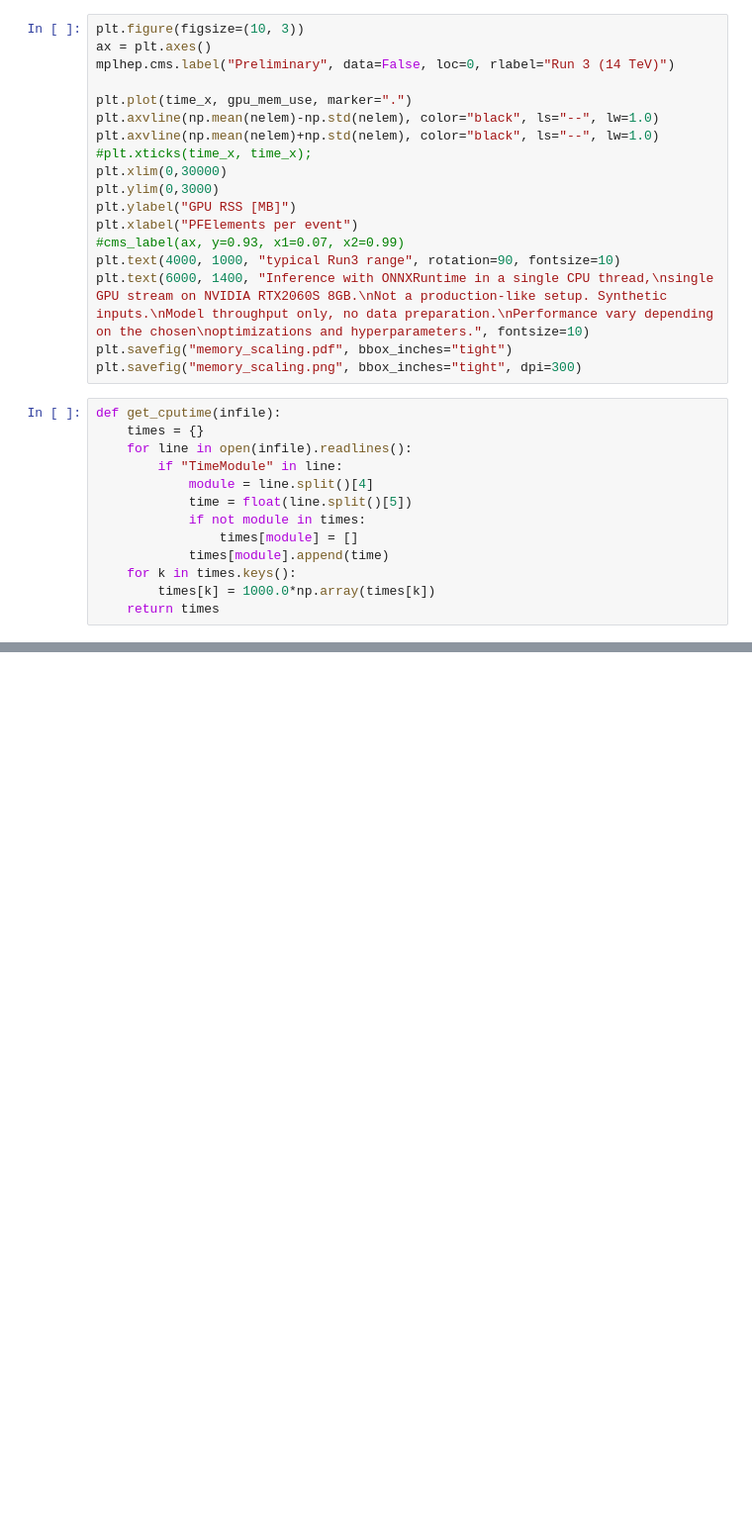
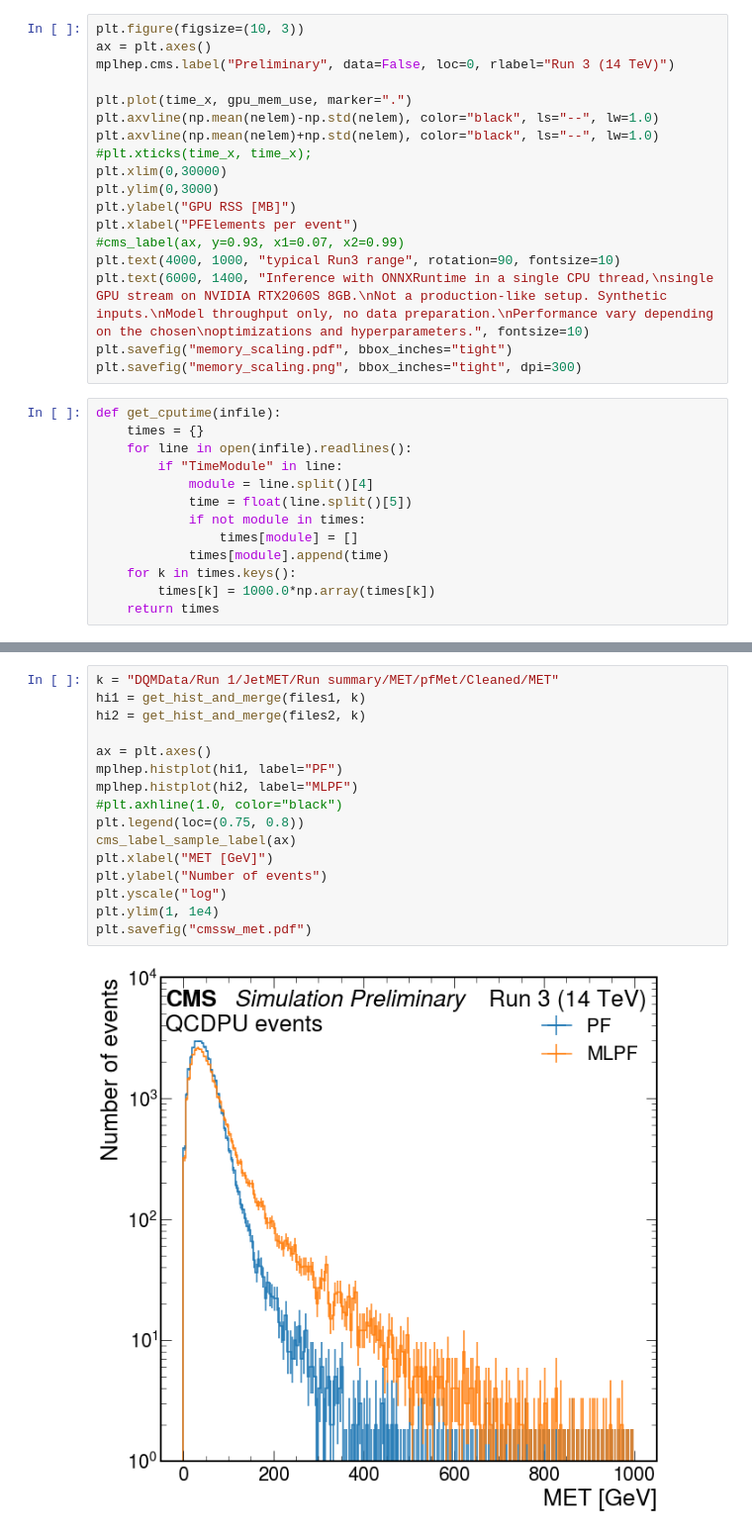
Before and after one commit to jpata/particleflow, a Jupyter notebook: notebooks/cmssw.ipynb, the cells around one changed output, grey strips where cells are left out. Shown at 99% size. Cells and saved outputs as stored; diff of their text form; blank space fills up the shorter version.

```diff
--- a/notebooks/cmssw.ipynb
+++ b/notebooks/cmssw.ipynb
@@ -438,0 +467,18 @@ mplhep.histplot(bh.Histogram(fi2["DQMData/Run 1/JetMET/Run summary/METValidation
+# %%
+k = "DQMData/Run 1/JetMET/Run summary/MET/pfMet/Cleaned/MET"
+hi1 = get_hist_and_merge(files1, k)
+hi2 = get_hist_and_merge(files2, k)
+
+ax = plt.axes()
+mplhep.histplot(hi1, label="PF")
+mplhep.histplot(hi2, label="MLPF")
+#plt.axhline(1.0, color="black")
+plt.legend(loc=(0.75, 0.8))
+cms_label_sample_label(ax)
+plt.xlabel("MET [GeV]")
+plt.ylabel("Number of events")
+plt.yscale("log")
+plt.ylim(1, 1e4)
+plt.savefig("cmssw_met.pdf")
+# %% [output]
+[figure, added]
```
Also changed, not shown: parts of 46 cells of this notebook, 4 other files.
